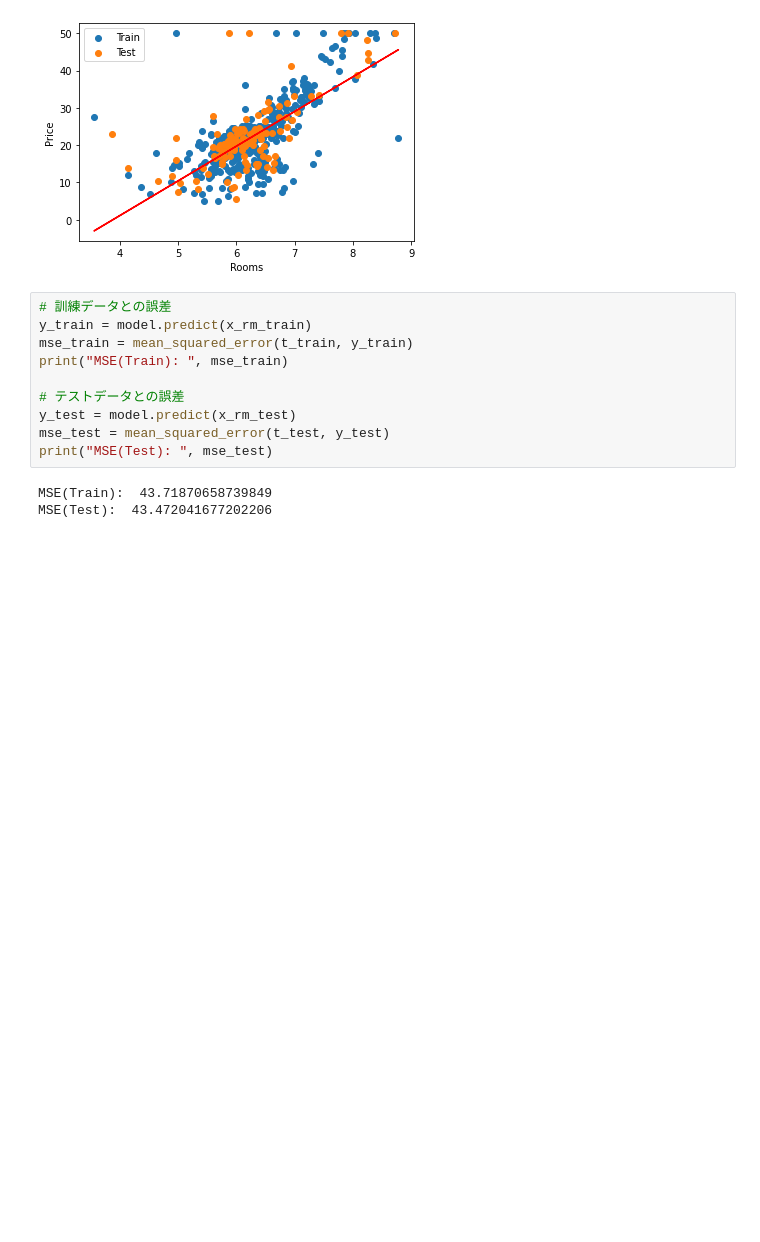
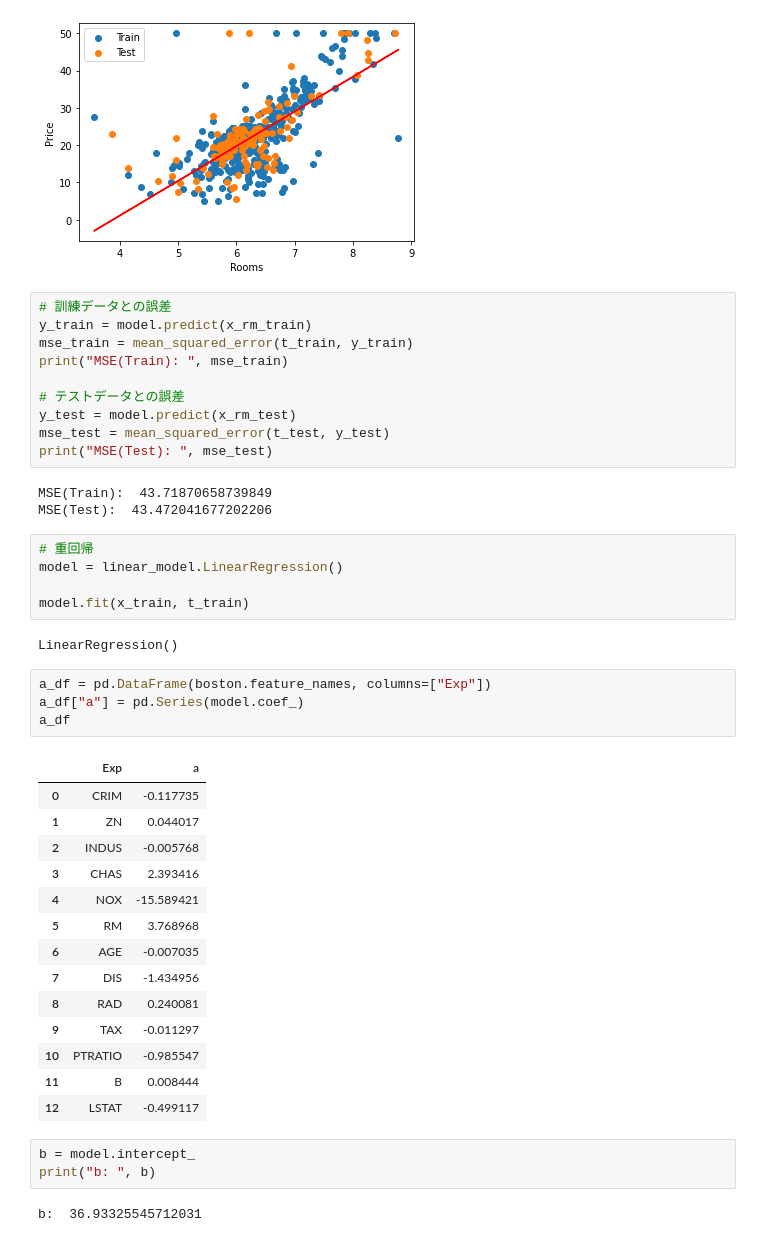
Before and after one commit to KodaiTakano/newAI-Technology, a Jupyter notebook: 6/RegressionAnalysis.ipynb, the cells around one changed output. Saved outputs shown, nothing was run; the diff lists cells and outputs as text; blank space fills up the shorter version.

Commit message:
Multiple Regression Analysis

```diff
--- a/6/RegressionAnalysis.ipynb
+++ b/6/RegressionAnalysis.ipynb
@@ -112,3 +112,34 @@ print("MSE(Test): ", mse_test)
 # %% [output]
 MSE(Train):  43.71870658739849
 MSE(Test):  43.472041677202206
+# %%
+# 重回帰
+model = linear_model.LinearRegression()
+
+model.fit(x_train, t_train)
+# %% [output]
+LinearRegression()
+# %%
+a_df = pd.DataFrame(boston.feature_names, columns=["Exp"])
+a_df["a"] = pd.Series(model.coef_)
+a_df
+# %% [output]
+|  | Exp | a |
+| 0 | CRIM | -0.117735 |
+| 1 | ZN | 0.044017 |
+| 2 | INDUS | -0.005768 |
+| 3 | CHAS | 2.393416 |
+| 4 | NOX | -15.589421 |
+| 5 | RM | 3.768968 |
+| 6 | AGE | -0.007035 |
+| 7 | DIS | -1.434956 |
+| 8 | RAD | 0.240081 |
+| 9 | TAX | -0.011297 |
+| 10 | PTRATIO | -0.985547 |
+| 11 | B | 0.008444 |
+| 12 | LSTAT | -0.499117 |
+# %%
+b = model.intercept_
+print("b: ", b)
+# %% [output]
+b:  36.93325545712031
```
Also changed, not shown: parts of 1 cell of this notebook.
